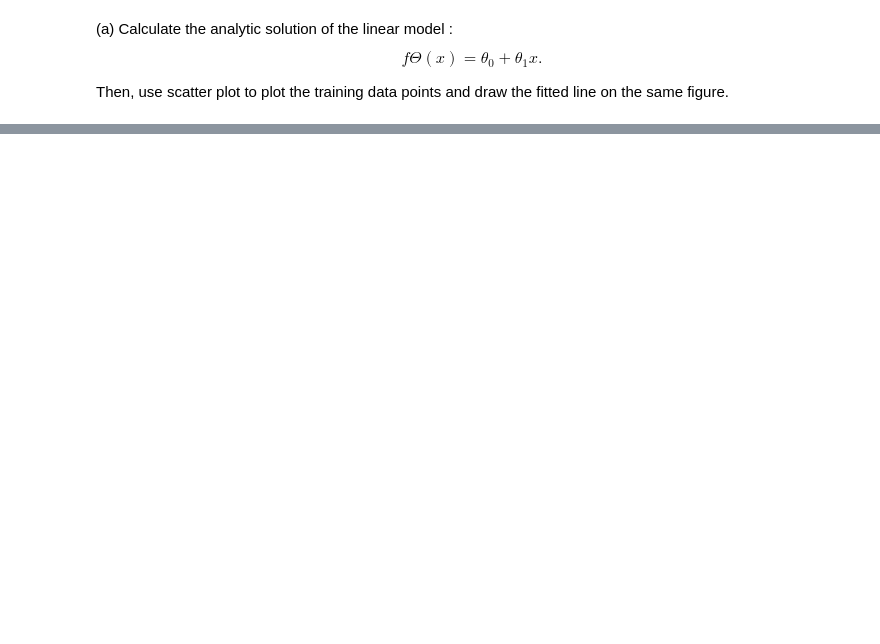
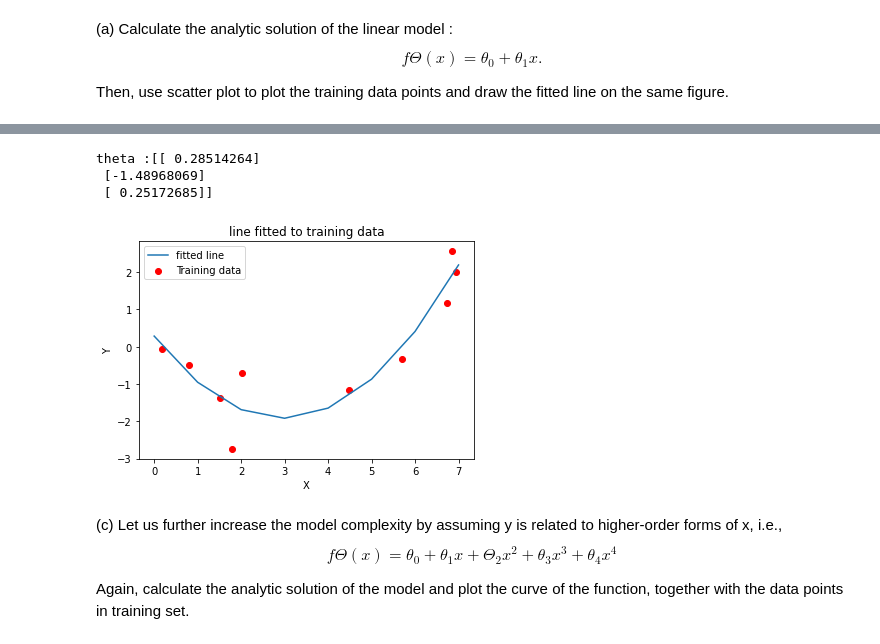
Before and after one commit to amunwes/Elec-400M, a Jupyter notebook: HW1.ipynb, the cells around one changed output, grey strips where cells are left out. Drawn from its saved outputs; the diff is of its cells as text; code cells hidden in the pictures; blank space fills up the shorter version.

```diff
--- a/HW1.ipynb
+++ b/HW1.ipynb
@@ -95,0 +57,26 @@ is provided in ELEC 400M HW1 Example Codes.ipynb.
+# %%
+# print(X_train,"\n",X_train**2, X_train[0], X_train[0]**2)
+X_2 = np.concatenate((X_train,X_train**2), axis = 1)
+theta = AnalSolution(X_2,Y_train)
+print("theta :{} \n".format(theta))
+
+plt.scatter(X_train, Y_train, c='r', label= 'Training data')
+plt.plot(theta[0] + theta[1]*range(0,8) + theta[2]*[x**2 for x in range(0,8)], label='fitted line')
+plt.xlabel('X')
+plt.ylabel('Y')
+plt.title('line fitted to training data')
+plt.legend()
+plt.show()
+# %% [output]
+theta :[[ 0.28514264]
+ [-1.48968069]
+ [ 0.25172685]]
+[figure, added]
+# %% [markdown]
+(c) Let us further increase the model complexity by assuming y is related to higher-order forms of x, i.e.,
+\begin{equation}
+fΘ(x) = θ_{0} + θ_{1}x + Θ_{2}x^{2} + θ_{3}x^{3} + θ_{4}x^{4}
+\end{equation}
+
+Again, calculate the analytic solution of the model and plot the
+curve of the function, together with the data points in training set.
```
Also changed, not shown: parts of 12 cells of this notebook.
